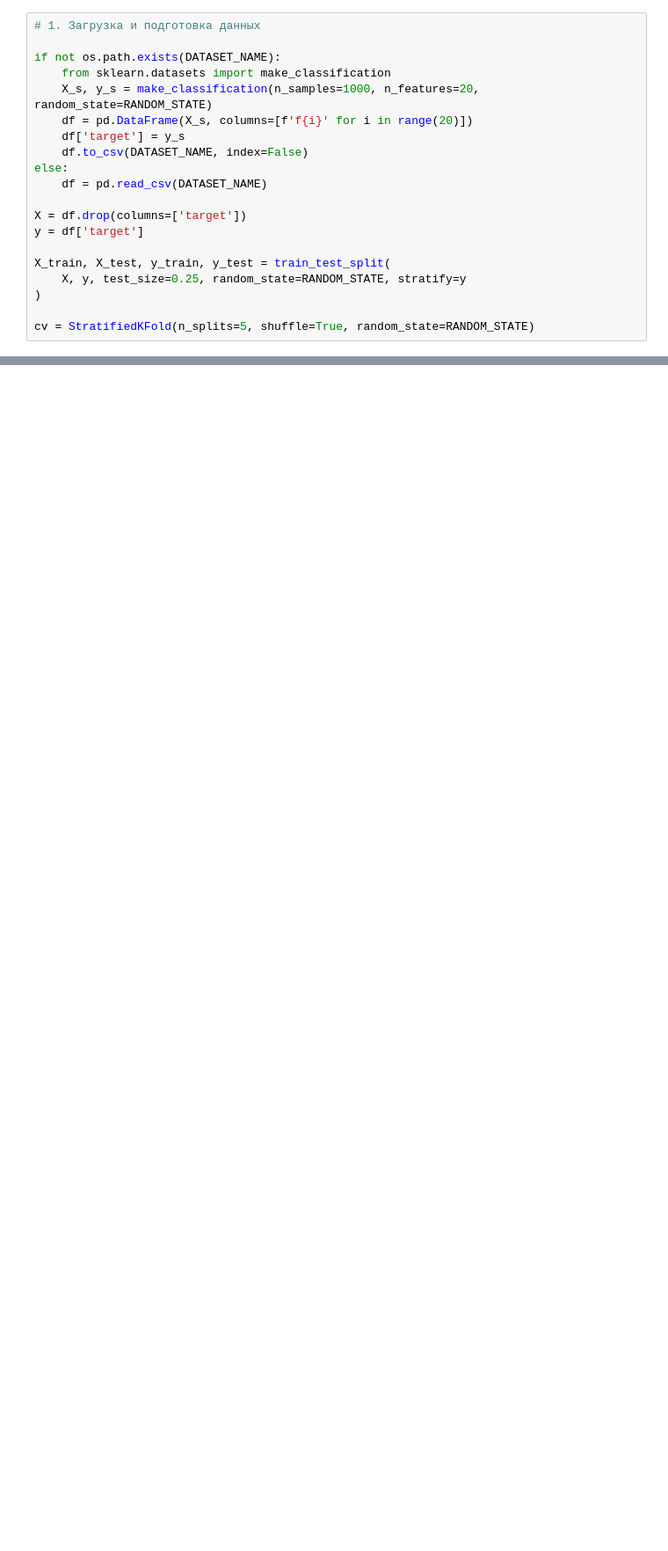
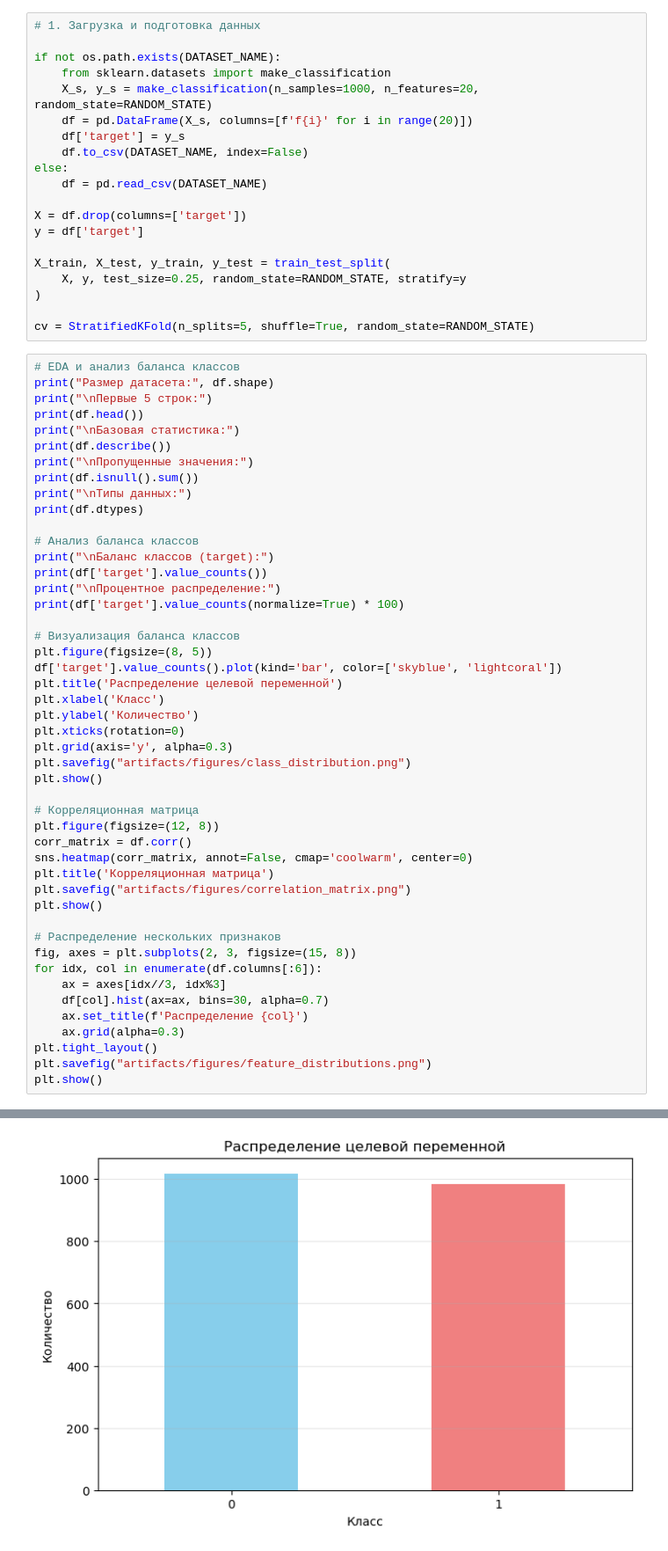
Before and after one commit to Dr-Iva/aie-group-3, a Jupyter notebook: homeworks/HW06/HW06.ipynb, the cells around one changed output, grey strips where cells are left out. Shown at 88% size. Drawn from its saved outputs; the diff is of its cells as text; blank space fills up the shorter version.

```diff
--- a/homeworks/HW06/HW06.ipynb
+++ b/homeworks/HW06/HW06.ipynb
@@ -55,3 +55,51 @@ X_train, X_test, y_train, y_test = train_test_split(
 )
 
 cv = StratifiedKFold(n_splits=5, shuffle=True, random_state=RANDOM_STATE)
+# %%
+# EDA и анализ баланса классов
+print("Размер датасета:", df.shape)
+print("\nПервые 5 строк:")
+print(df.head())
+print("\nБазовая статистика:")
+print(df.describe())
+print("\nПропущенные значения:")
+print(df.isnull().sum())
+print("\nТипы данных:")
+print(df.dtypes)
+
+# Анализ баланса классов
+print("\nБаланс классов (target):")
+print(df['target'].value_counts())
+print("\nПроцентное распределение:")
+print(df['target'].value_counts(normalize=True) * 100)
+
+# Визуализация баланса классов
+plt.figure(figsize=(8, 5))
+df['target'].value_counts().plot(kind='bar', color=['skyblue', 'lightcoral'])
+plt.title('Распределение целевой переменной')
+plt.xlabel('Класс')
+plt.ylabel('Количество')
+plt.xticks(rotation=0)
+plt.grid(axis='y', alpha=0.3)
+plt.savefig("artifacts/figures/class_distribution.png")
+plt.show()
+
+# Корреляционная матрица
+plt.figure(figsize=(12, 8))
+corr_matrix = df.corr()
+sns.heatmap(corr_matrix, annot=False, cmap='coolwarm', center=0)
+plt.title('Корреляционная матрица')
+plt.savefig("artifacts/figures/correlation_matrix.png")
+plt.show()
+
+# Распределение нескольких признаков
+fig, axes = plt.subplots(2, 3, figsize=(15, 8))
+for idx, col in enumerate(df.columns[:6]):
+    ax = axes[idx//3, idx%3]
+    df[col].hist(ax=ax, bins=30, alpha=0.7)
+    ax.set_title(f'Распределение {col}')
+    ax.grid(alpha=0.3)
+plt.tight_layout()
+plt.savefig("artifacts/figures/feature_distributions.png")
+plt.show()
+# %% [output]
@@ -57,0 +123 @@ cv = StratifiedKFold(n_splits=5, shuffle=True, random_state=RANDOM_STATE)
+[figure, added]
```
Also changed, not shown: parts of 10 cells of this notebook, 13 other files.
